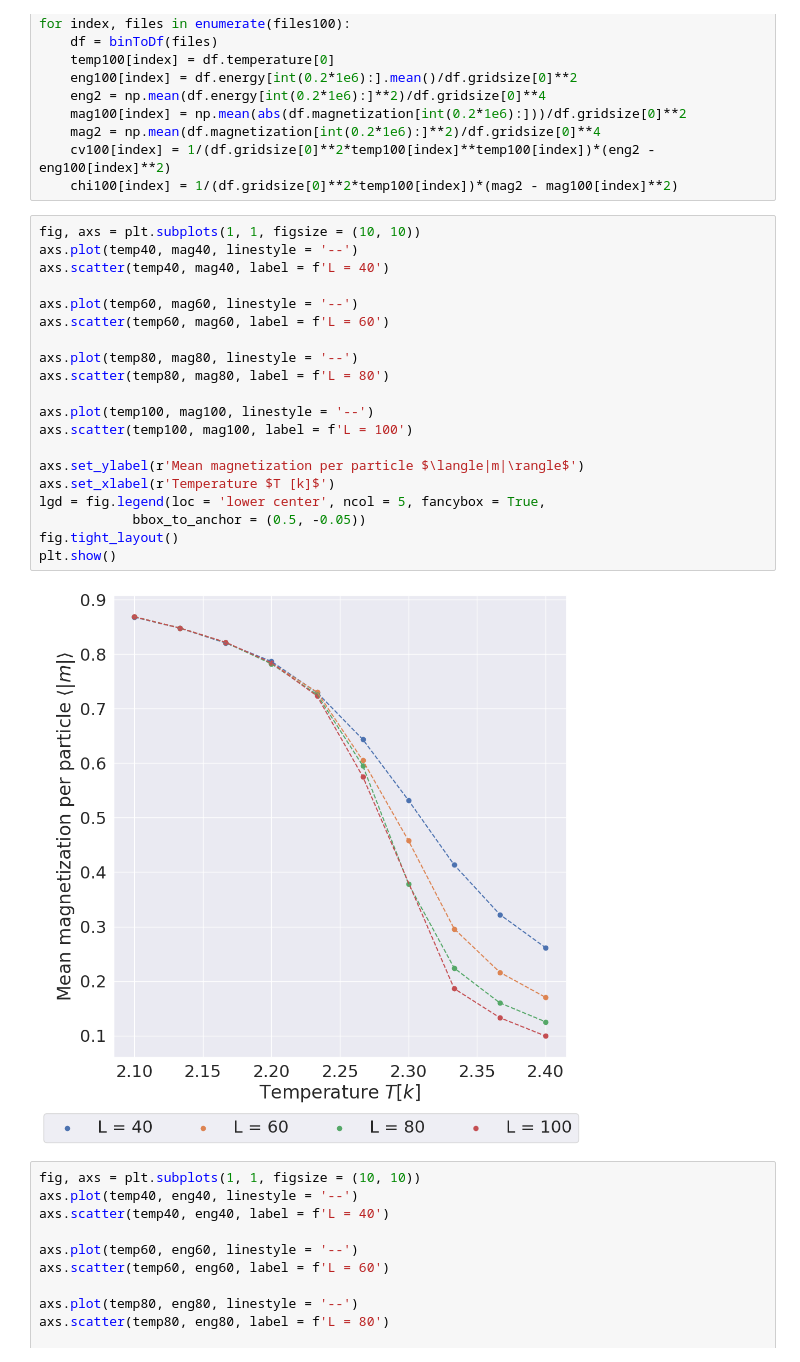
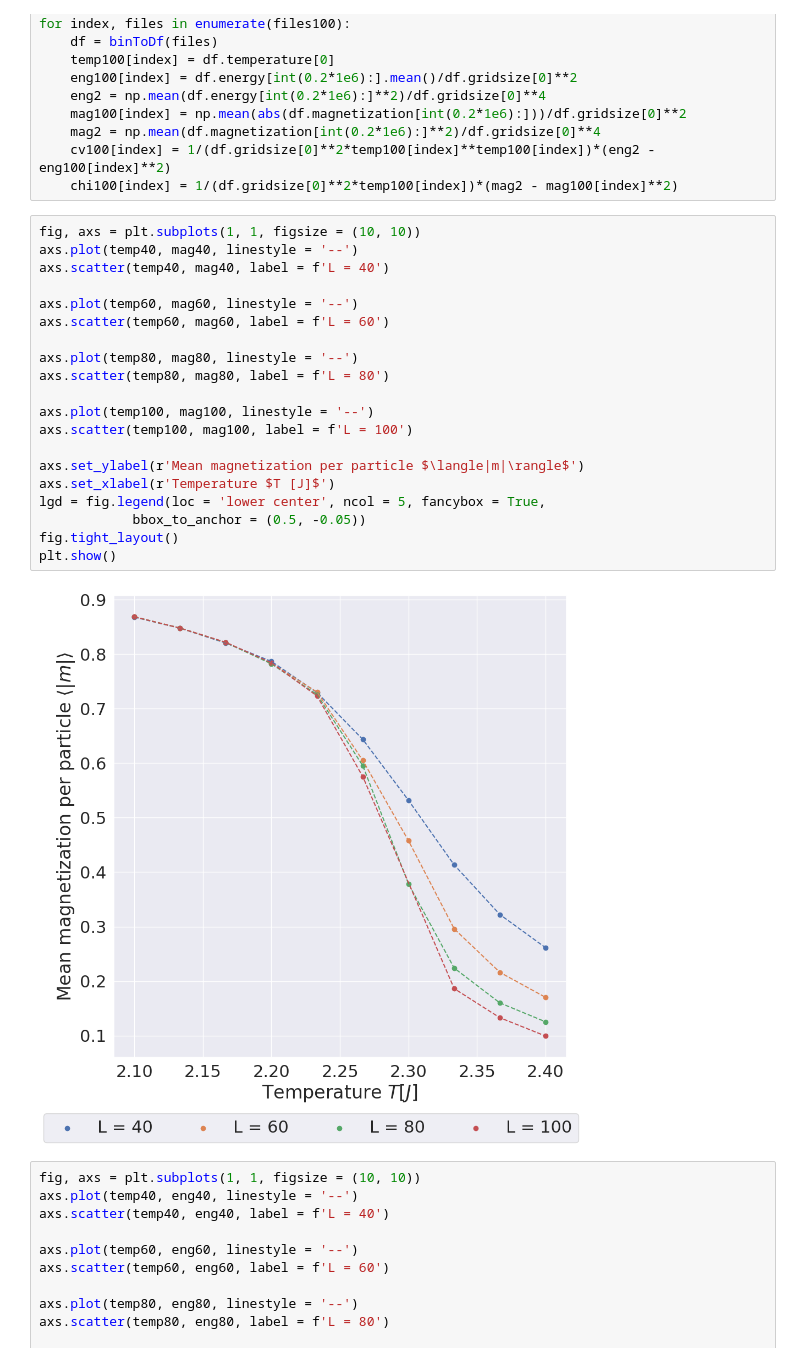
Before and after one commit to augude/fys3150, a Jupyter notebook: Project4/plotting/problem8.ipynb, the cells around one changed output. Saved outputs shown, nothing was run; the diff lists cells and outputs as text.

```diff
--- a/Project4/plotting/problem8.ipynb
+++ b/Project4/plotting/problem8.ipynb
@@ -72,25 +72,25 @@ for index, files in enumerate(files100):
 # %%
 fig, axs = plt.subplots(1, 1, figsize = (10, 10))
 axs.plot(temp40, mag40, linestyle = '--')
 axs.scatter(temp40, mag40, label = f'L = 40')
 
 axs.plot(temp60, mag60, linestyle = '--')
 axs.scatter(temp60, mag60, label = f'L = 60')
 
 axs.plot(temp80, mag80, linestyle = '--')
 axs.scatter(temp80, mag80, label = f'L = 80')
 
 axs.plot(temp100, mag100, linestyle = '--')
 axs.scatter(temp100, mag100, label = f'L = 100')
 
 axs.set_ylabel(r'Mean magnetization per particle $\langle|m|\rangle$')
-axs.set_xlabel(r'Temperature $T [k]$')
+axs.set_xlabel(r'Temperature $T [J]$')
 lgd = fig.legend(loc = 'lower center', ncol = 5, fancybox = True,
             bbox_to_anchor = (0.5, -0.05))
 fig.tight_layout()
 plt.show()
 # %% [output]
-[figure, old version]
+[figure, new version]
 # %%
 fig, axs = plt.subplots(1, 1, figsize = (10, 10))
 axs.plot(temp40, eng40, linestyle = '--')
```
